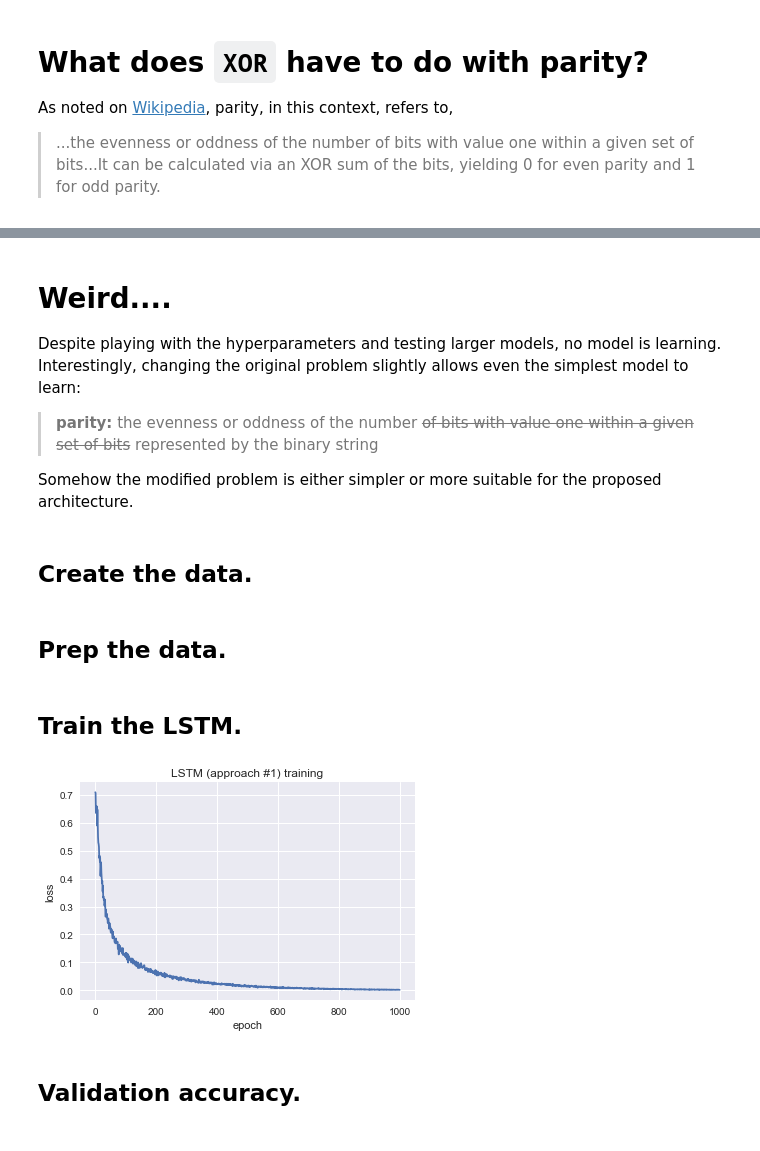
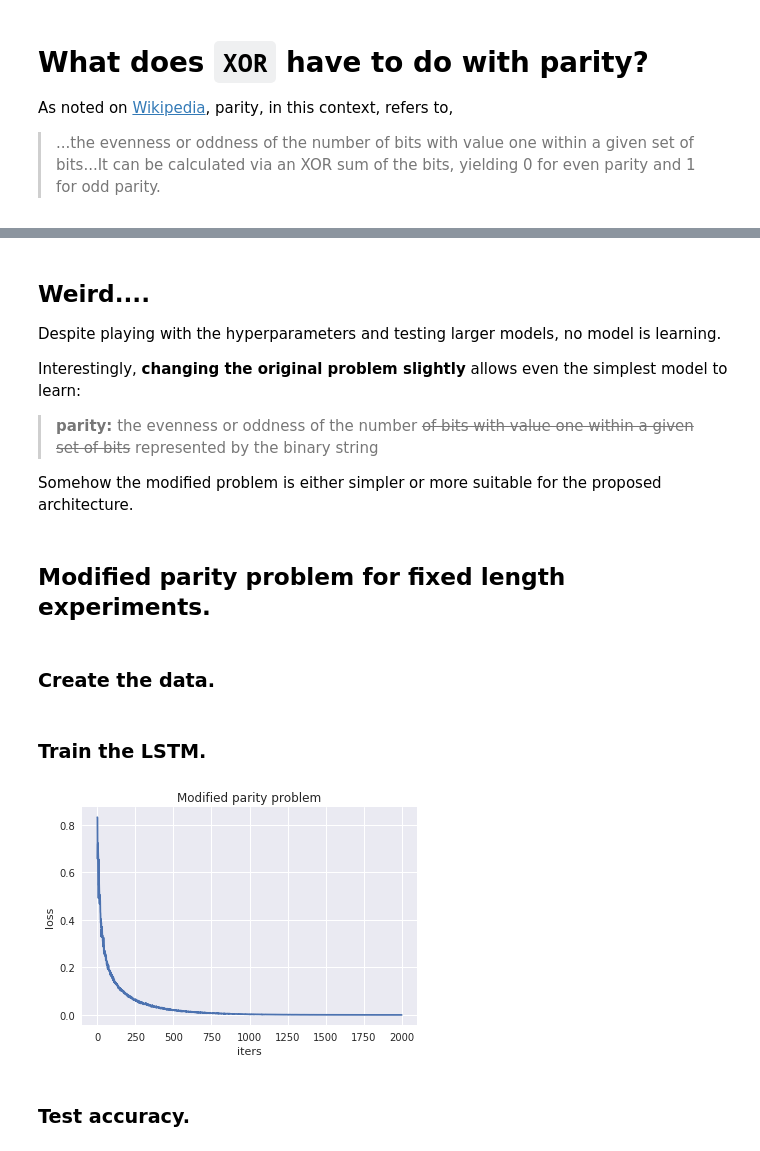
Before and after one commit to jkarimi91/deepxor, a Jupyter notebook: main.ipynb, the cells around one changed output, grey strips where cells are left out. Cells and saved outputs as stored; diff of their text form; code cells hidden in the pictures.

Commit message:
Refactoring and adding fixed length experiments

```diff
--- a/main.ipynb
+++ b/main.ipynb
@@ -307,26 +294,25 @@ create_loss_plot(losses, title)
 # %% [markdown]
-# Weird....
-Despite playing with the hyperparameters and testing larger models, no model is learning. Interestingly, changing the original problem slightly allows even the simplest model to learn:
+## Weird....
+Despite playing with the hyperparameters and testing larger models, no model is learning.
+
+Interestingly, **changing the original problem slightly** allows even the simplest model to learn:
 
 > **parity:** the evenness or oddness of the number ~~of bits with value one within a given set of bits~~ represented by the binary string
 
 Somehow the modified problem is either simpler or more suitable for the proposed architecture.
+# %% [markdown]
+## Modified parity problem for fixed length experiments.
 # %% [markdown]
-## Create the data.
+### Create the data.
 # %%
-def create_data(fixed_seq_len):
-    max_seq_len = 50
+def create_simpler_data():
     num_examples = 100000
+    seq_len = 50
     bits = [0, 1]
 
     inputs = []
     outputs = []
     for _ in xrange(num_examples):
-        if not fixed_seq_len:
-            seq_len = random.randint(1, max_seq_len)
-        else:
-            seq_len = max_seq_len
-
         seq = [random.choice(bits) for _ in xrange(seq_len)]
 
         # Modifiy the parity to match our new definition
@@ -339,6 +325,6 @@ def create_data(fixed_seq_len):
     return inputs, outputs
 # %%
 # Create binary sequences of length 50.
-inputs, outputs = create_data(fixed_seq_len=True)
+simple_inputs, simple_outputs = create_simpler_data()
 # %% [markdown]
-## Prep the data.
+### Train the LSTM.
@@ -351,35 +331,12 @@ dataset = DataLoader(dataset, shuffle=True, batch_size=10)
-# %% [markdown]
-## Train the LSTM.
-# %%
-num_iters = 1000
-
-model = Model()
-losses = []
-loss_fxn = nn.BCELoss()
-optimizer = optim.RMSprop(model.parameters())
-
-for i, batch in enumerate(dataset):
-    if i == num_iters:
-        break
-
-    inputs, outputs = batch
-    inputs = Variable(inputs, requires_grad=True)
-    outputs = Variable(outputs)
-
-    predictions = model(inputs)
-    loss = loss_fxn(predictions, outputs)
-
-    optimizer.zero_grad()
-    loss.backward()
-    optimizer.step()
-
-    losses.append(loss.data[0])
+# %%
+model = Model(hidden_size=1)
+losses = train(simple_inputs, simple_outputs, model, optim.RMSprop(model.parameters()), num_iters, batch_size)
 # %%
 # Plot losses
-title = 'LSTM (approach #1) training'
+title = 'Modified parity problem'
 create_loss_plot(losses, title)
 # %% [output]
-[figure, old version]
+[figure, new version]
 # %% [markdown]
-## Validation accuracy.
+### Test accuracy.
 # %%
```
Also changed, not shown: parts of 47 cells of this notebook.
